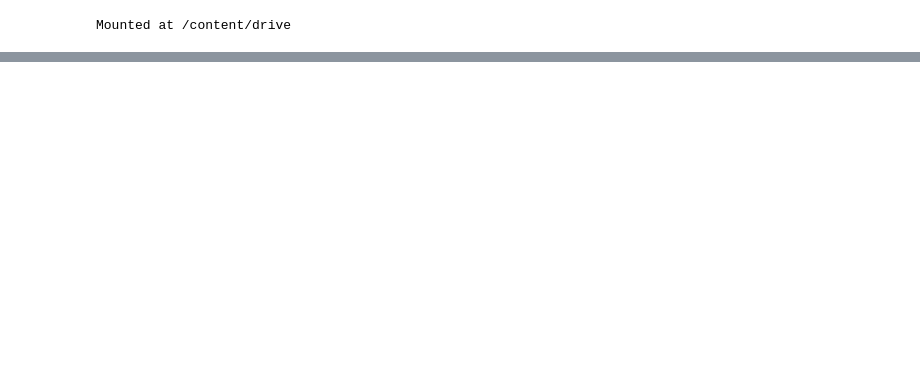
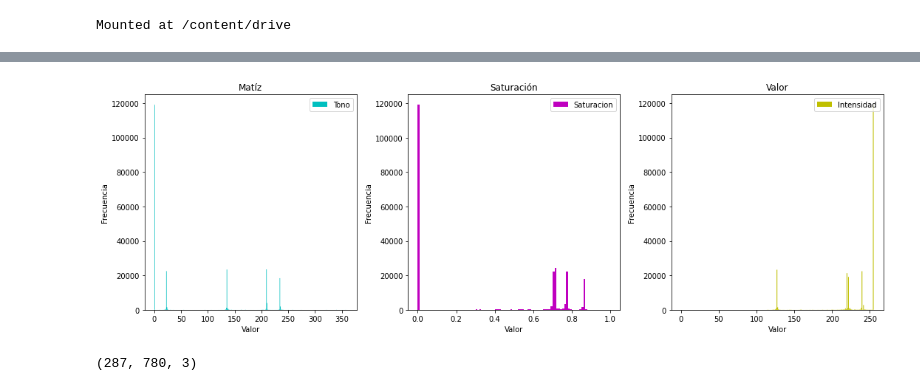
Before and after one commit to CC0R0NAD0/Segmentation-using-multiple-vision-machine-paradigms, a Jupyter notebook: T2_V1.ipynb, the cells around one changed output, grey strips where cells are left out. Saved outputs shown, nothing was run; the diff lists cells and outputs as text; code cells hidden in the pictures; blank space fills up the shorter version.

```diff
--- a/T2_V1.ipynb
+++ b/T2_V1.ipynb
@@ -15,0 +34,41 @@ Mounted at /content/drive
+# %%
+import matplotlib.pyplot as plt
+import matplotlib.colors as colors
+import numpy as np
+
+array=np.asarray(image)
+arr=(array.astype(float))/255.0
+img_hsv = colors.rgb_to_hsv(arr[...,:3])
+plt.subplots(figsize=(15, 5))
+
+lu1=img_hsv[...,0].flatten()
+plt.subplot(1,3,1)
+plt.hist(lu1*360,bins=360,range=(0.0,360.0),histtype='stepfilled', color='c', label='Tono')
+plt.title("Matíz")
+plt.xlabel("Valor")
+plt.ylabel("Frecuencia")
+plt.legend()
+
+lu2=img_hsv[...,1].flatten()
+plt.subplot(1,3,2)
+plt.hist(lu2,bins=100,range=(0.0,1.0),histtype='stepfilled', color='m', label='Saturacion')
+plt.title("Saturación")
+plt.xlabel("Valor")
+plt.ylabel("Frecuencia")
+plt.legend()
+
+lu3=img_hsv[...,2].flatten()
+plt.subplot(1,3,3)
+plt.hist(lu3*255,bins=256,range=(0.0,255.0),histtype='stepfilled', color='y', label='Intensidad')
+plt.title("Valor")
+plt.xlabel("Valor")
+plt.ylabel("Frecuencia")
+plt.legend()
+
+plt.tight_layout()
+plt.show()
+
+print(img_hsv.shape)
+# %% [output]
+[figure, added]
+(287, 780, 3)
```
Also changed, not shown: parts of 6 cells of this notebook.
